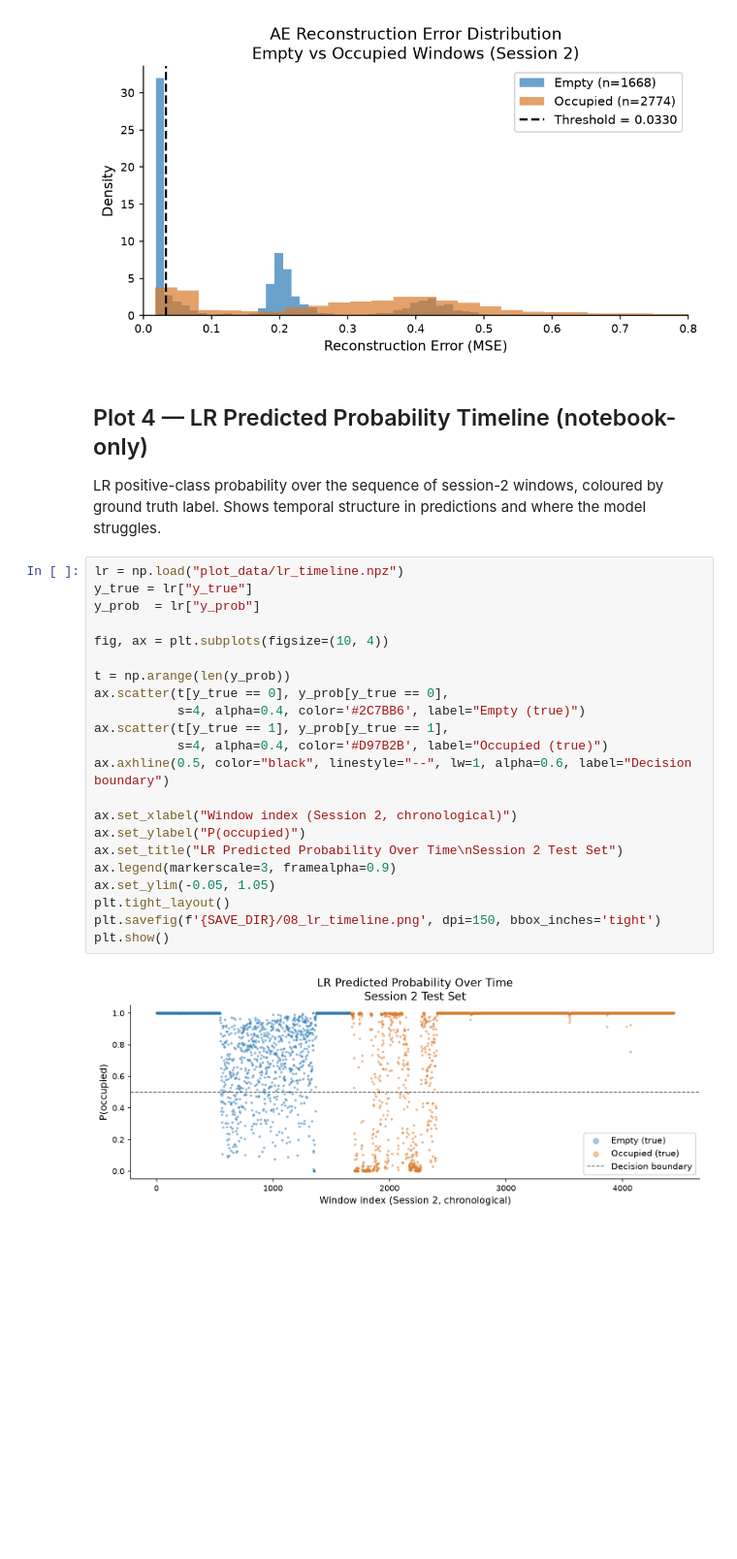
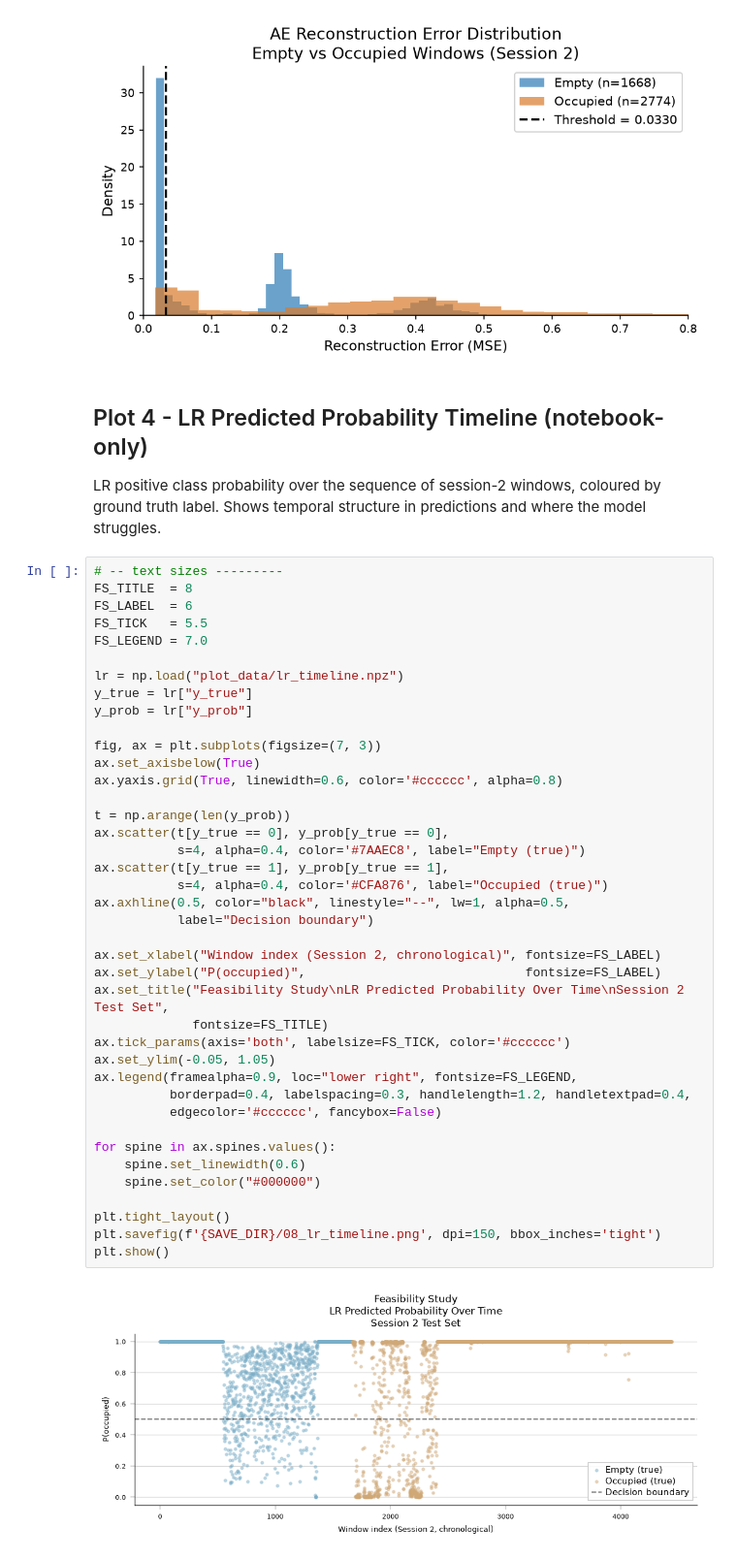
Before and after one commit to Nur2424/wifi-presence-detection, a Jupyter notebook: esp32/feasibility-study-notebooks/09_figures.ipynb, the cells around one changed output. Shown at 97% size. Drawn from its saved outputs; the diff is of its cells as text; blank space fills up the shorter version.

Commit message:
Update README and restyle plots - Add LR timeline plot to README with caption - Minor wording fixes throughout README - Restyle window size ablation and LR timeline plots for visual consistency

```diff
--- a/esp32/feasibility-study-notebooks/09_figures.ipynb
+++ b/esp32/feasibility-study-notebooks/09_figures.ipynb
@@ -171,32 +171,50 @@ plt.show()
 # %% [output]
 [figure]
 # %% [markdown]
-## Plot 4 — LR Predicted Probability Timeline (notebook-only)
+## Plot 4 - LR Predicted Probability Timeline (notebook-only)
 
-LR positive-class probability over the sequence of session-2 windows,
+LR positive class probability over the sequence of session-2 windows,
 coloured by ground truth label. Shows temporal structure in predictions
 and where the model struggles.
 # %%
+# -- text sizes ---------
+FS_TITLE  = 8
+FS_LABEL  = 6
+FS_TICK   = 5.5
+FS_LEGEND = 7.0
+
 lr = np.load("plot_data/lr_timeline.npz")
 y_true = lr["y_true"]
-y_prob  = lr["y_prob"]
+y_prob = lr["y_prob"]
 
-fig, ax = plt.subplots(figsize=(10, 4))
+fig, ax = plt.subplots(figsize=(7, 3))
+ax.set_axisbelow(True)
+ax.yaxis.grid(True, linewidth=0.6, color='#cccccc', alpha=0.8)
 
 t = np.arange(len(y_prob))
 ax.scatter(t[y_true == 0], y_prob[y_true == 0],
-           s=4, alpha=0.4, color='#2C7BB6', label="Empty (true)")
+           s=4, alpha=0.4, color='#7AAEC8', label="Empty (true)")
 ax.scatter(t[y_true == 1], y_prob[y_true == 1],
-           s=4, alpha=0.4, color='#D97B2B', label="Occupied (true)")
-ax.axhline(0.5, color="black", linestyle="--", lw=1, alpha=0.6, label="Decision boundary")
+           s=4, alpha=0.4, color='#CFA876', label="Occupied (true)")
+ax.axhline(0.5, color="black", linestyle="--", lw=1, alpha=0.5,
+           label="Decision boundary")
 
-ax.set_xlabel("Window index (Session 2, chronological)")
-ax.set_ylabel("P(occupied)")
-ax.set_title("LR Predicted Probability Over Time\nSession 2 Test Set")
-ax.legend(markerscale=3, framealpha=0.9)
+ax.set_xlabel("Window index (Session 2, chronological)", fontsize=FS_LABEL)
+ax.set_ylabel("P(occupied)",                             fontsize=FS_LABEL)
+ax.set_title("Feasibility Study\nLR Predicted Probability Over Time\nSession 2 Test Set",
+             fontsize=FS_TITLE)
+ax.tick_params(axis='both', labelsize=FS_TICK, color='#cccccc')
 ax.set_ylim(-0.05, 1.05)
+ax.legend(framealpha=0.9, loc="lower right", fontsize=FS_LEGEND,
+          borderpad=0.4, labelspacing=0.3, handlelength=1.2, handletextpad=0.4,
+          edgecolor='#cccccc', fancybox=False)
+
+for spine in ax.spines.values():
+    spine.set_linewidth(0.6)
+    spine.set_color("#000000")
+
 plt.tight_layout()
 plt.savefig(f'{SAVE_DIR}/08_lr_timeline.png', dpi=150, bbox_inches='tight')
 plt.show()
 # %% [output]
-[figure, old version]
+[figure, new version]
```
Also changed, not shown: parts of 1 cell of this notebook, 4 other files.
